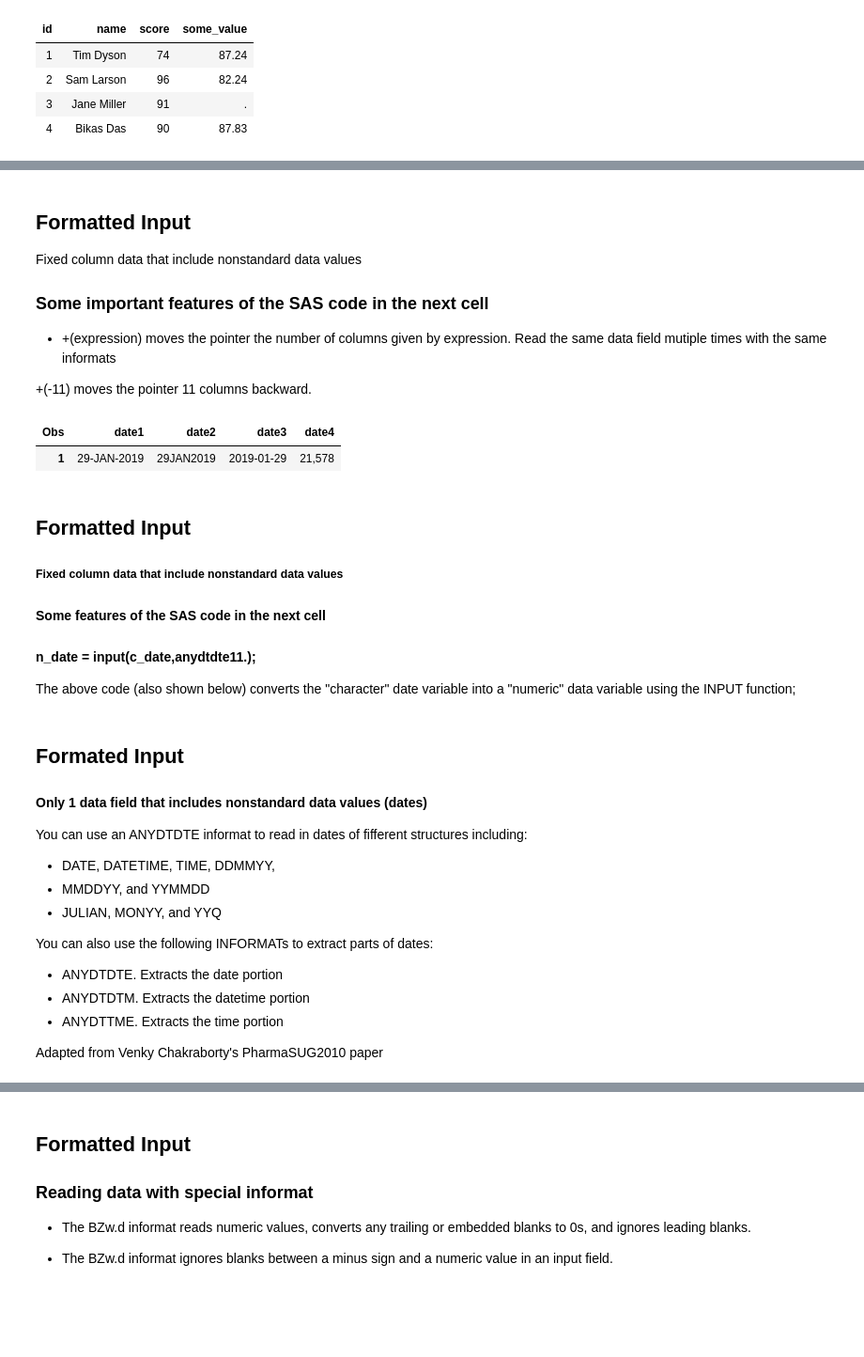
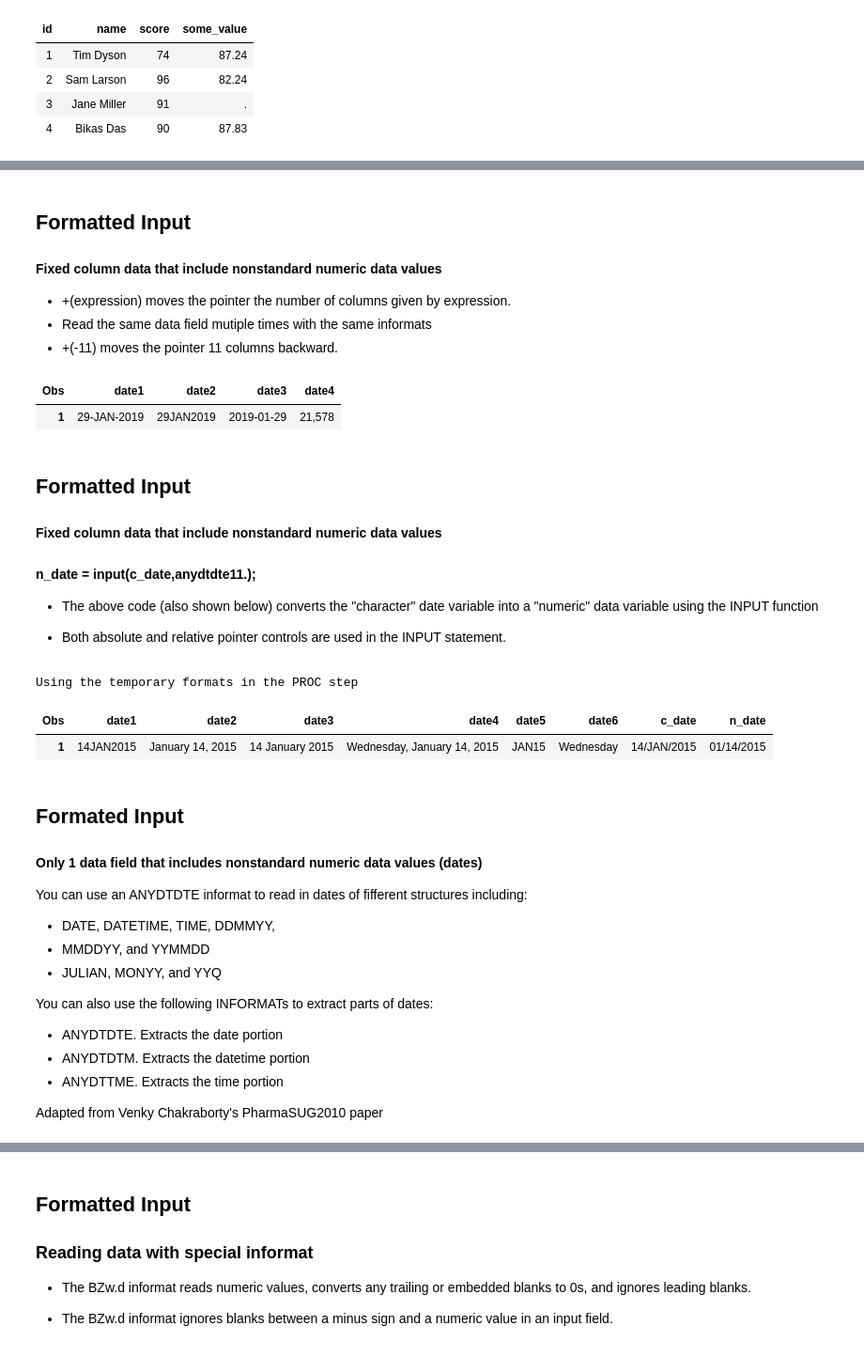
Before and after one commit to ProcJimi/curriculum, a Jupyter notebook: Week2/Week2_Part1.ipynb, the cells around one changed output, grey strips where cells are left out. Shown at 94% size. Saved outputs shown, nothing was run; the diff lists cells and outputs as text; code cells hidden in the pictures; blank space fills up the shorter version.

```diff
--- a/Week2/Week2_Part1.ipynb
+++ b/Week2/Week2_Part1.ipynb
@@ -297,12 +243,10 @@ title;
 # %% [markdown]
 ## Formatted Input
-Fixed column data that include nonstandard data values
+#### Fixed column data that include nonstandard numeric data values
 
-### Some important features of the SAS code in the next cell
-
-* +(expression) moves the pointer the number of columns given by expression. Read the same data field mutiple times with the same informats
-
-+(-11) moves the pointer 11 columns backward.
+* +(expression) moves the pointer the number of columns given by expression.
+* Read the same data field mutiple times with the same informats
+* +(-11) moves the pointer 11 columns backward.
 # %%
 *Ex37_Formmatted_Input_Formatted_put (Part 1);
 options nocenter nodate nonumber nosource;
@@ -321,46 +265,48 @@ run;
 | 1 | 29-JAN-2019 | 29JAN2019 | 2019-01-29 | 21,578 |
 # %% [markdown]
 ## Formatted Input
-##### Fixed column data that include nonstandard data values
-#### Some features of the SAS code in the next cell
+#### Fixed column data that include nonstandard numeric data values
 #### n_date = input(c_date,anydtdte11.);
-The above code (also shown below) converts the "character" date variable into a "numeric" data variable  using the INPUT function;
+* The above code (also shown below) converts the "character" date variable into a "numeric" data variable using the INPUT function
+
+* Both absolute and relative pointer controls are used in the INPUT statement.
 # %%
 *Ex6_Formated_Input_Dates.sas (Part 1);
 DATA work.Have1;
 INPUT
             @1  date1 date11.
             +1  date2 ddmmyy6.
             +1  date3 mmddyy10.
             +1  date4 yymmdd8.
             +1  date5 ddmmyy10.
             +1  date6 mmddyy8.
             @1  c_date $11.;
 
    n_date = input(c_date,anydtdte11.);
 
  FORMAT date1 date2 date3 date4 date5 date6 mmddyy10.   n_date date9. ;
 DATALINES;
 14/JAN/2015 140115 01-14-2015 15 01 14 14.01.2015 01/14/15
 ;
-proc print data=work.have1;
-run;
-
 title "Using the temporary formats in the PROC step";
 proc print data=have1;
 Format date1 date9.
       date2 WORDDATE.
       date3 WORDDATX.
       date4 WEEKDATE.
       date5 MONYY.
       date6 DOWNAME.
       n_date mmddyy10.;
 run;
-totle;
+title;
+# %% [output]
+Using the temporary formats in the PROC step
+| Obs | date1 | date2 | date3 | date4 | date5 | date6 | c_date | n_date |
+| 1 | 14JAN2015 | January 14, 2015 | 14 January 2015 | Wednesday, January 14, 2015 | JAN15 | Wednesday | 14/JAN/2015 | 01/14/2015 |
 # %% [markdown]
 
 ## Formated Input
-#### Only 1 data field that includes nonstandard data values (dates)
+#### Only 1 data field that includes nonstandard numeric data values (dates)
 You can use an ANYDTDTE informat to read in dates
  of fifferent structures including:
 
```
Also changed, not shown: parts of 77 cells of this notebook, 1 other file.
